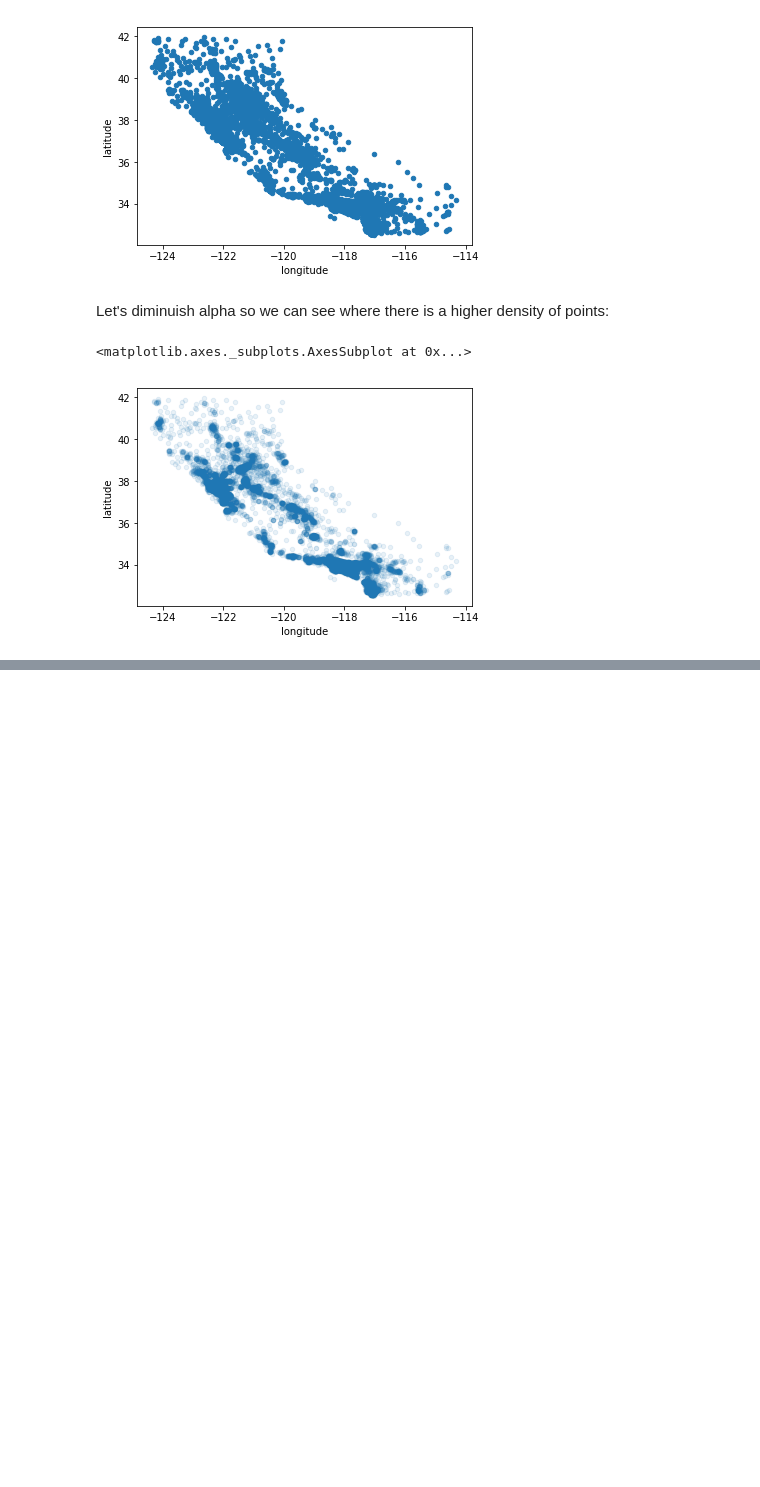
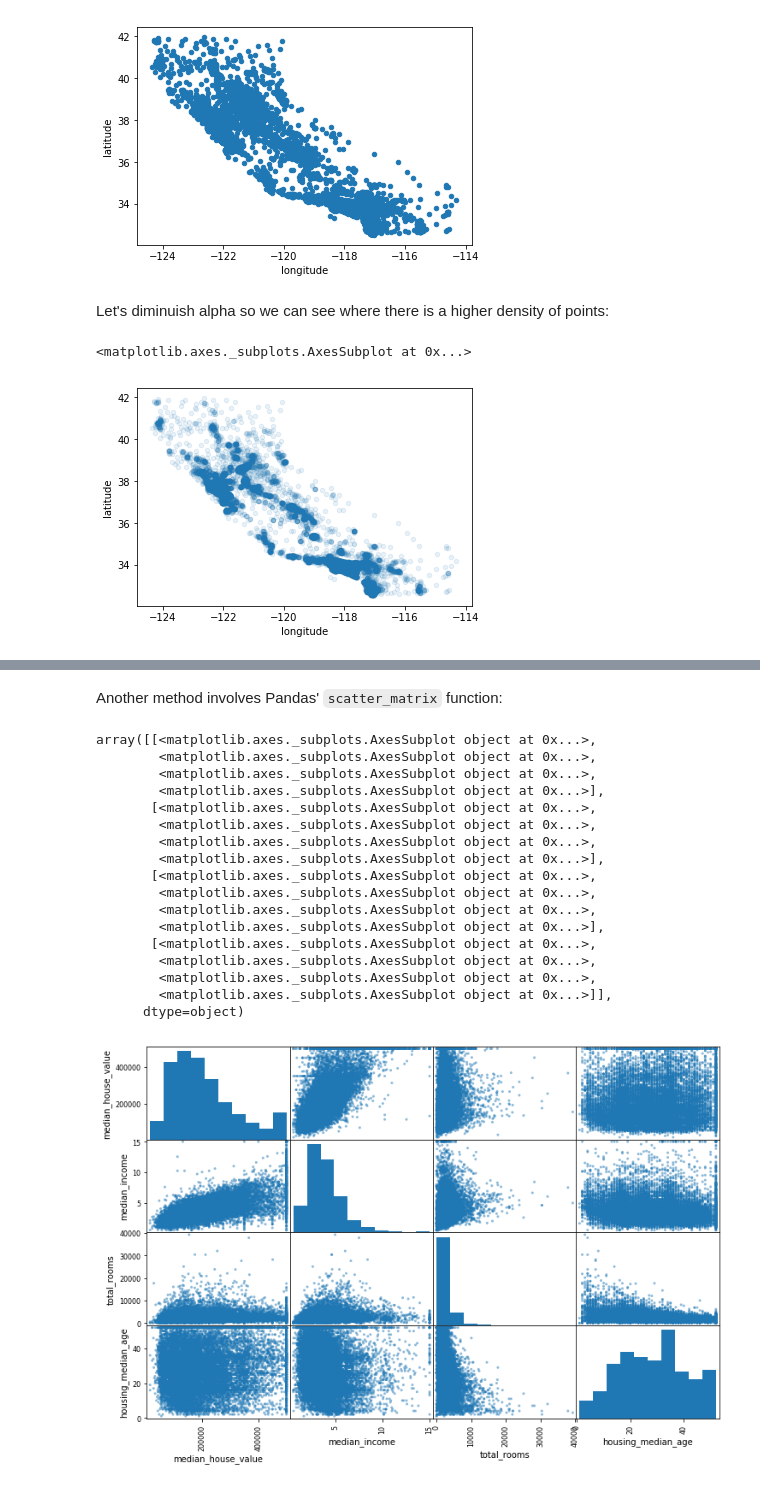
Before and after one commit to giuseppebaldini/ml-scikit-keras-tensorflow, a Jupyter notebook: 02.Machine_Learning_Project.ipynb, the cells around one changed output, grey strips where cells are left out. Saved outputs shown, nothing was run; the diff lists cells and outputs as text; code cells hidden in the pictures; blank space fills up the shorter version.

```diff
--- a/02.Machine_Learning_Project.ipynb
+++ b/02.Machine_Learning_Project.ipynb
@@ -222,0 +254,28 @@ housing.plot(kind="scatter", x="longitude", y="latitude", alpha=0.1)
+# %% [markdown]
+Another method involves Pandas' `scatter_matrix` function:
+# %%
+# only focusing on a 4 x 4 subset of all the possible 11 x 11 plots
+from pandas.plotting import scatter_matrix
+
+attributes = ["median_house_value", "median_income", "total_rooms",
+            "housing_median_age"]
+scatter_matrix(housing[attributes], figsize=(12, 8))
+# %% [output]
+array([[<matplotlib.axes._subplots.AxesSubplot object at 0x...>,
+        <matplotlib.axes._subplots.AxesSubplot object at 0x...>,
+        <matplotlib.axes._subplots.AxesSubplot object at 0x...>,
+        <matplotlib.axes._subplots.AxesSubplot object at 0x...>],
+       [<matplotlib.axes._subplots.AxesSubplot object at 0x...>,
+        <matplotlib.axes._subplots.AxesSubplot object at 0x...>,
+        <matplotlib.axes._subplots.AxesSubplot object at 0x...>,
+        <matplotlib.axes._subplots.AxesSubplot object at 0x...>],
+       [<matplotlib.axes._subplots.AxesSubplot object at 0x...>,
+        <matplotlib.axes._subplots.AxesSubplot object at 0x...>,
+        <matplotlib.axes._subplots.AxesSubplot object at 0x...>,
+        <matplotlib.axes._subplots.AxesSubplot object at 0x...>],
+       [<matplotlib.axes._subplots.AxesSubplot object at 0x...>,
+        <matplotlib.axes._subplots.AxesSubplot object at 0x...>,
+        <matplotlib.axes._subplots.AxesSubplot object at 0x...>,
+        <matplotlib.axes._subplots.AxesSubplot object at 0x...>]],
+      dtype=object)
+[figure, added]
```
Also changed, not shown: parts of 16 cells of this notebook.
